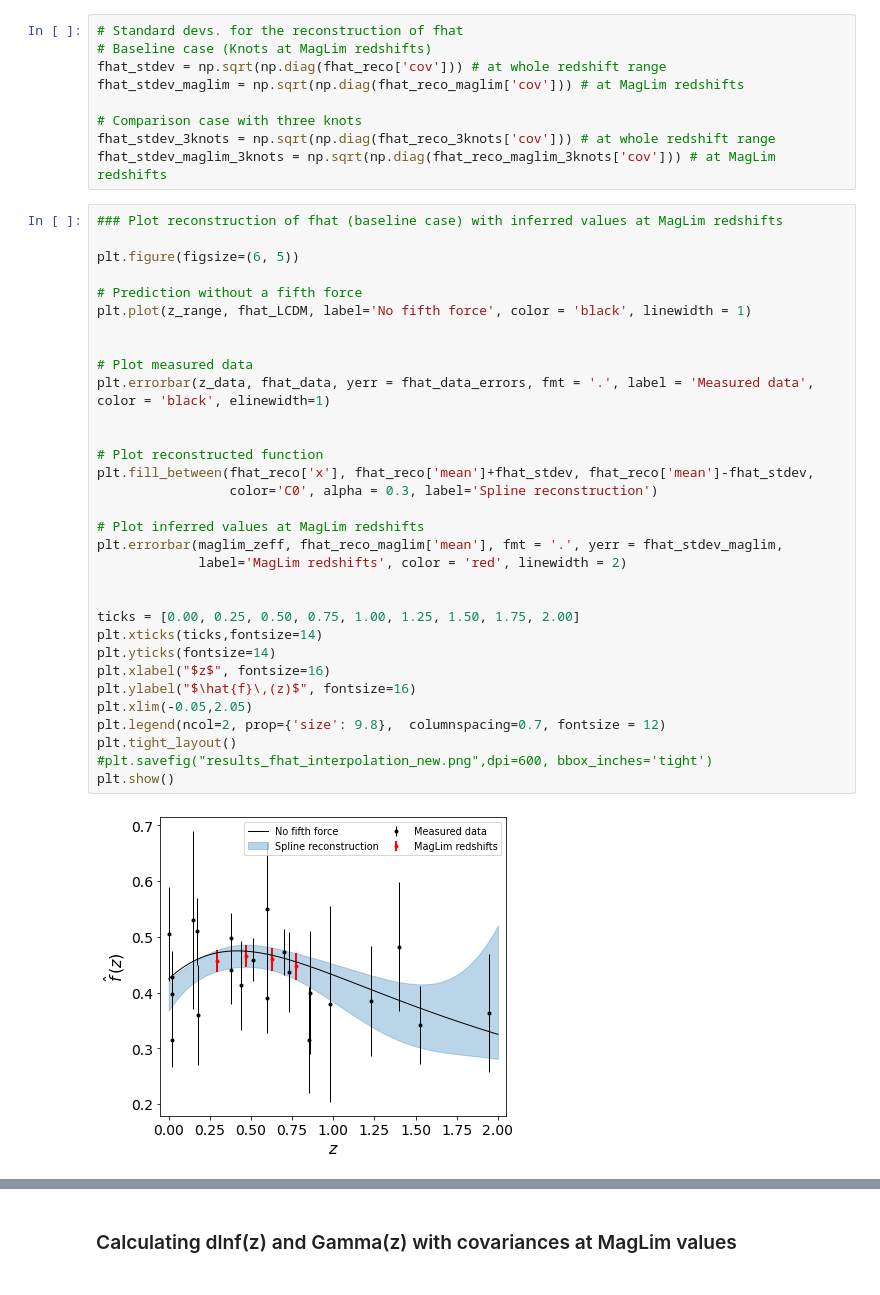
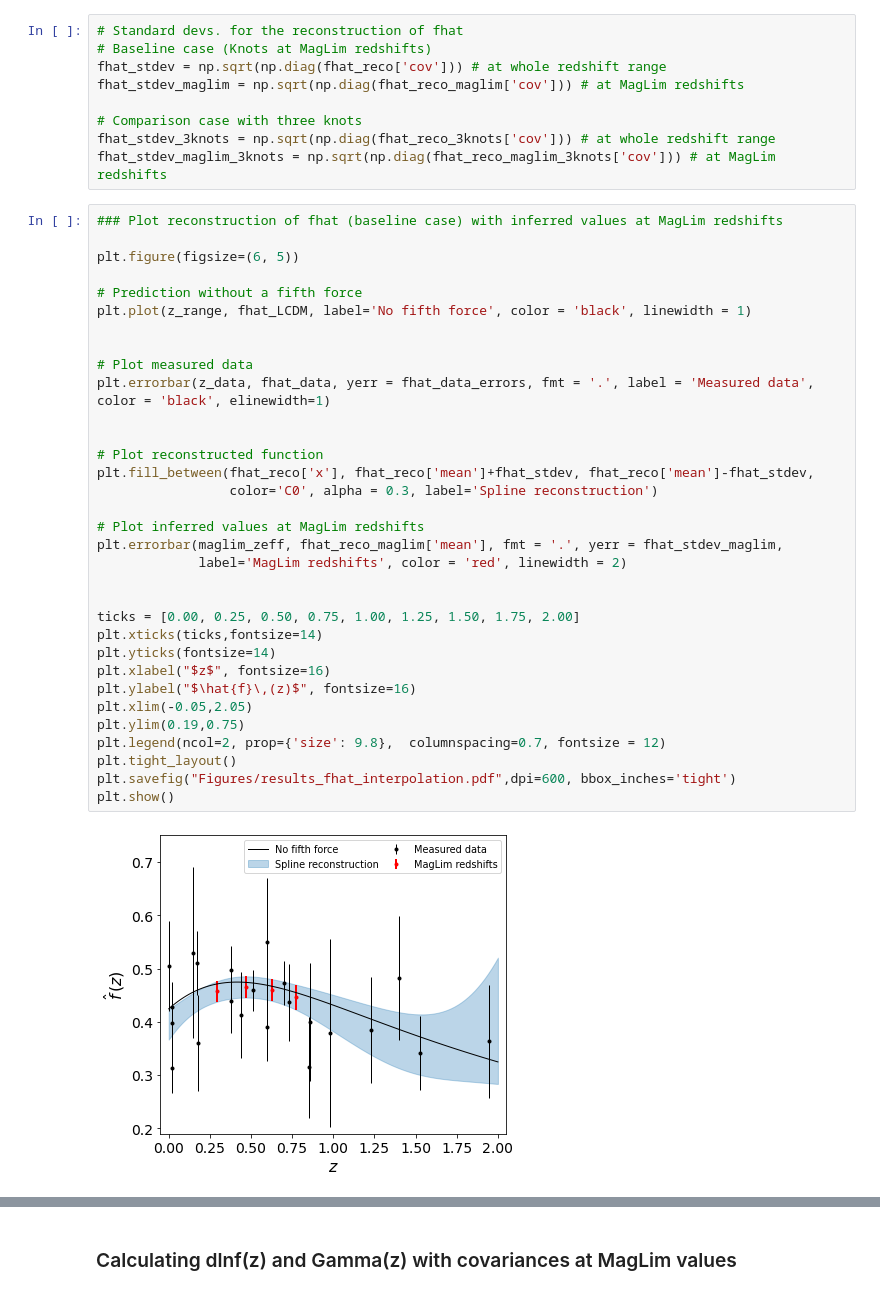
Before and after one commit to NastassiaG/FifthForce_Jhat_fhat, a Jupyter notebook: Jhat_fhat_current.ipynb, the cells around one changed output, grey strips where cells are left out. Saved outputs shown, nothing was run; the diff lists cells and outputs as text.

```diff
--- a/Jhat_fhat_current.ipynb
+++ b/Jhat_fhat_current.ipynb
@@ -143,32 +143,33 @@ fhat_stdev_maglim_3knots = np.sqrt(np.diag(fhat_reco_maglim_3knots['cov'])) # at
 
 plt.figure(figsize=(6, 5))
 
 # Prediction without a fifth force
 plt.plot(z_range, fhat_LCDM, label='No fifth force', color = 'black', linewidth = 1)
 
 
 # Plot measured data
 plt.errorbar(z_data, fhat_data, yerr = fhat_data_errors, fmt = '.', label = 'Measured data', color = 'black', elinewidth=1)
 
 
 # Plot reconstructed function
 plt.fill_between(fhat_reco['x'], fhat_reco['mean']+fhat_stdev, fhat_reco['mean']-fhat_stdev,
                  color='C0', alpha = 0.3, label='Spline reconstruction')
 
 # Plot inferred values at MagLim redshifts
 plt.errorbar(maglim_zeff, fhat_reco_maglim['mean'], fmt = '.', yerr = fhat_stdev_maglim,
              label='MagLim redshifts', color = 'red', linewidth = 2)
 
 
 ticks = [0.00, 0.25, 0.50, 0.75, 1.00, 1.25, 1.50, 1.75, 2.00]
 plt.xticks(ticks,fontsize=14)
 plt.yticks(fontsize=14)
 plt.xlabel("$z$", fontsize=16)
 plt.ylabel("$\hat{f}\,(z)$", fontsize=16)
 plt.xlim(-0.05,2.05)
+plt.ylim(0.19,0.75)
 plt.legend(ncol=2, prop={'size': 9.8},  columnspacing=0.7, fontsize = 12)
 plt.tight_layout()
-#plt.savefig("results_fhat_interpolation_new.png",dpi=600, bbox_inches='tight')
+plt.savefig("Figures/results_fhat_interpolation.pdf",dpi=600, bbox_inches='tight')
 plt.show()
 # %% [output]
-[figure, old version]
+[figure, new version]
```
Also changed, not shown: parts of 13 cells of this notebook, 22 other files.
